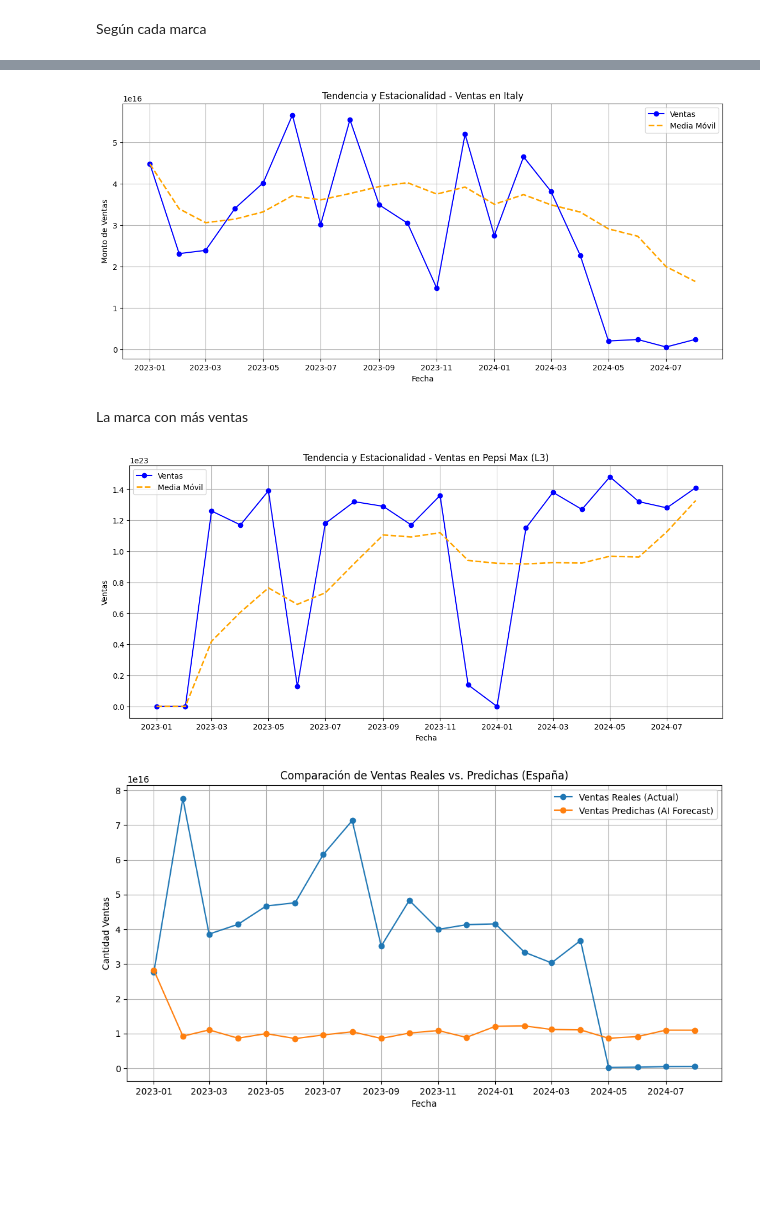
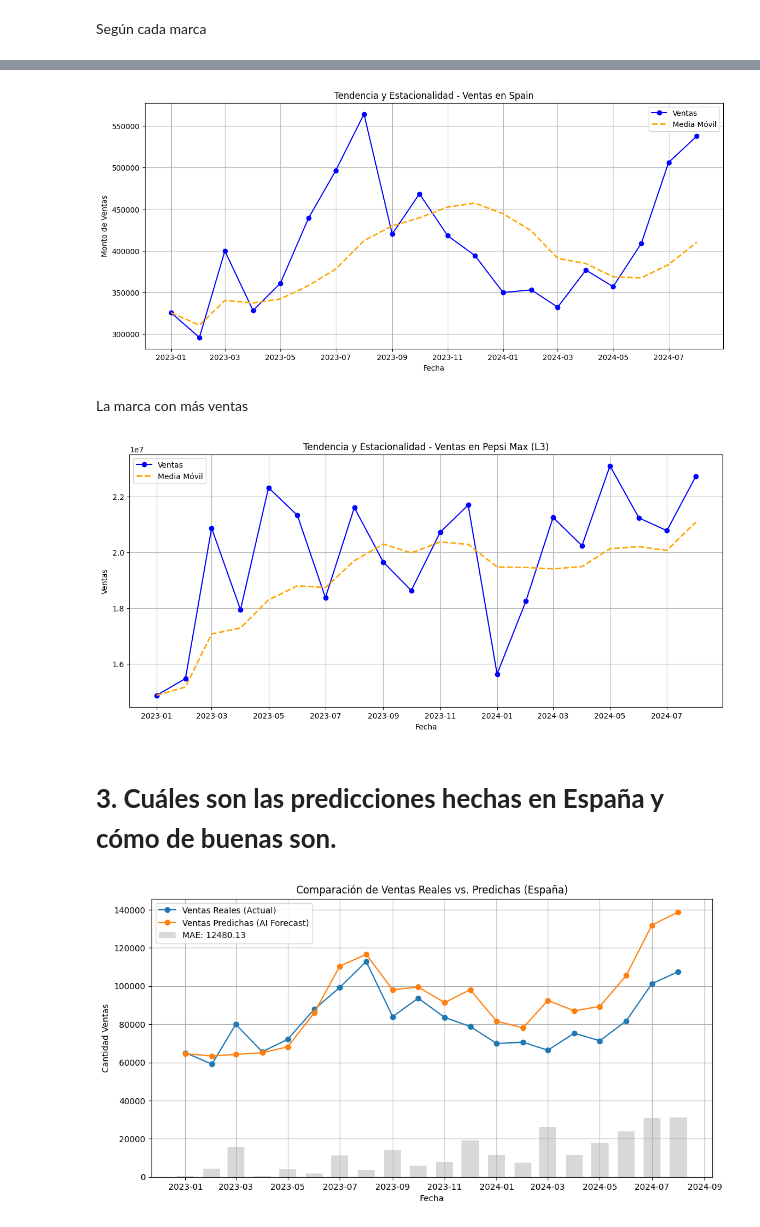
Before and after one commit to carlalopezz/UFV-visualizacion, a Jupyter notebook: Ejercicios_clase/P1_VD_LopezUtrilla_Carla.ipynb, the cells around one changed output, grey strips where cells are left out. Cells and saved outputs as stored; diff of their text form; code cells hidden in the pictures; blank space fills up the shorter version.

```diff
--- a/Ejercicios_clase/P1_VD_LopezUtrilla_Carla.ipynb
+++ b/Ejercicios_clase/P1_VD_LopezUtrilla_Carla.ipynb
@@ -25,5 +21,6 @@ Successfully installed plotly_express-0.4.1
 # %%
-datos = pd.read_csv('datos_ejercicio_ventas.csv.csv', sep=',')
+# Lectura de los datos
+datos = pd.read_csv('datos_ejercicio_ventas.csv', sep=',')
 datos.head()
 # %% [output]
 |  | COUNTRY | SUBBRAND | YEAR | MONTH | SCENARIO | FORECAST | FORECAST_YEAR | AMOUNT |
@@ -261,7 +257,7 @@ def plot_trend_seasonality(ventas, media_movil, titulo):
 # Graficar los resultados
 plot_trend_seasonality(ventas_pais, ventas_pais_media_movil, f'Tendencia y Estacionalidad - Ventas en {country_min_sales}')
 # %% [output]
-[figure, old version]
+[figure, new version]
 # %% [markdown]
 La marca con más ventas
 # %%
@@ -292,49 +288,49 @@ def plot_trend_seasonality(ventas, media_movil, titulo):
     plt.legend()
     plt.show()
 
-# Graficar los resultados
 plot_trend_seasonality(ventas_subbrand, ventas_subbrand_media_movil, f'Tendencia y Estacionalidad - Ventas en {subbrand_max_sales}')
 # %% [output]
-[figure, old version]
+[figure, new version]
+# %% [markdown]
+# **3. Cuáles son las predicciones hechas en España y cómo de buenas son.**
 # %%
-import pandas as pd
-
-# Supongamos que 'datos' es tu DataFrame original
 # Filtrar los datos para España
-df_spain = datos[datos['COUNTRY'] == 'Spain'].copy()  # Usar .copy() para evitar problemas de referencia
+df_spain = datos[datos['COUNTRY'] == 'Spain'].copy()
 
 # Crear DataFrames separados para las ventas actuales y predichas
 df_actual = df_spain[df_spain['SCENARIO'] == 'actual'].copy()
 df_AI_forecast = df_spain[df_spain['SCENARIO'] == 'AI_forecast'].copy()
 
-# Convertir a numérico (manejar la coma como decimal y eliminar notaciones científicas)
-df_actual['AMOUNT'] = df_actual['AMOUNT'].str.replace(',', '.').astype(float)
-df_AI_forecast['AMOUNT'] = df_AI_forecast['AMOUNT'].str.replace(',', '.').astype(float)
-
 # Crear la columna de fecha
 df_actual['DATE'] = pd.to_datetime(df_actual[['YEAR', 'MONTH']].assign(DAY=1))
 df_AI_forecast['DATE'] = pd.to_datetime(df_AI_forecast[['YEAR', 'MONTH']].assign(DAY=1))
 
-# Agrupar y sumar las ventas por mes y año
-sales_actual = df_actual.groupby(df_actual['DATE'].dt.to_period("M"))['AMOUNT'].sum().reset_index()
-sales_actual['DATE'] = sales_actual['DATE'].dt.to_timestamp()  # Convertir a timestamp para el gráfico
+# Agrupar y sumar las ventas por MES y año
+sales_actual = df_actual.groupby(df_actual['DATE'].dt.to_period("M"))['AMOUNT'].mean().reset_index()
+sales_actual['DATE'] = sales_actual['DATE'].dt.to_timestamp()
 
 sales_forecast = df_AI_forecast.groupby(df_AI_forecast['DATE'].dt.to_period("M"))['AMOUNT'].mean().reset_index()
-sales_forecast['DATE'] = sales_forecast['DATE'].dt.to_timestamp()  # Convertir a timestamp para el gráfico
+sales_forecast['DATE'] = sales_forecast['DATE'].dt.to_timestamp()
 
 # Unir ambos DataFrames por fecha, manteniendo solo las filas donde hay datos en ambos
+# (eliminamos los datos con predicciones a futuro para los que no tenemos valores reales)
 comparacion = pd.merge(sales_actual, sales_forecast, on='DATE', how='inner', suffixes=('_Actual', '_Forecast'))
 comparacion = comparacion.dropna(subset=['AMOUNT_Forecast'])
 
-# Crear el gráfico
+# Calcular el MAE entre ventas reales y predichas
+comparacion['MAE'] = abs(comparacion['AMOUNT_Actual'] - comparacion['AMOUNT_Forecast'])
+
+# Configuración del gráfico
 plt.figure(figsize=(12, 6))
 plt.plot(comparacion['DATE'], comparacion['AMOUNT_Actual'], marker='o', label='Ventas Reales (Actual)')
 plt.plot(comparacion['DATE'], comparacion['AMOUNT_Forecast'], marker='o', label='Ventas Predichas (AI Forecast)')
+plt.bar(comparacion['DATE'], comparacion['MAE'], width=20, color='gray', alpha=0.3, label=f'MAE: {comparacion["MAE"].mean():.2f}')
 plt.title('Comparación de Ventas Reales vs. Predichas (España)')
 plt.xlabel('Fecha')
 plt.ylabel('Cantidad Ventas')
 plt.grid(True)
 plt.legend()
+
 plt.show()
 # %% [output]
-[figure, old version]
+[figure, new version]
```
Also changed, not shown: parts of 10 cells of this notebook.
